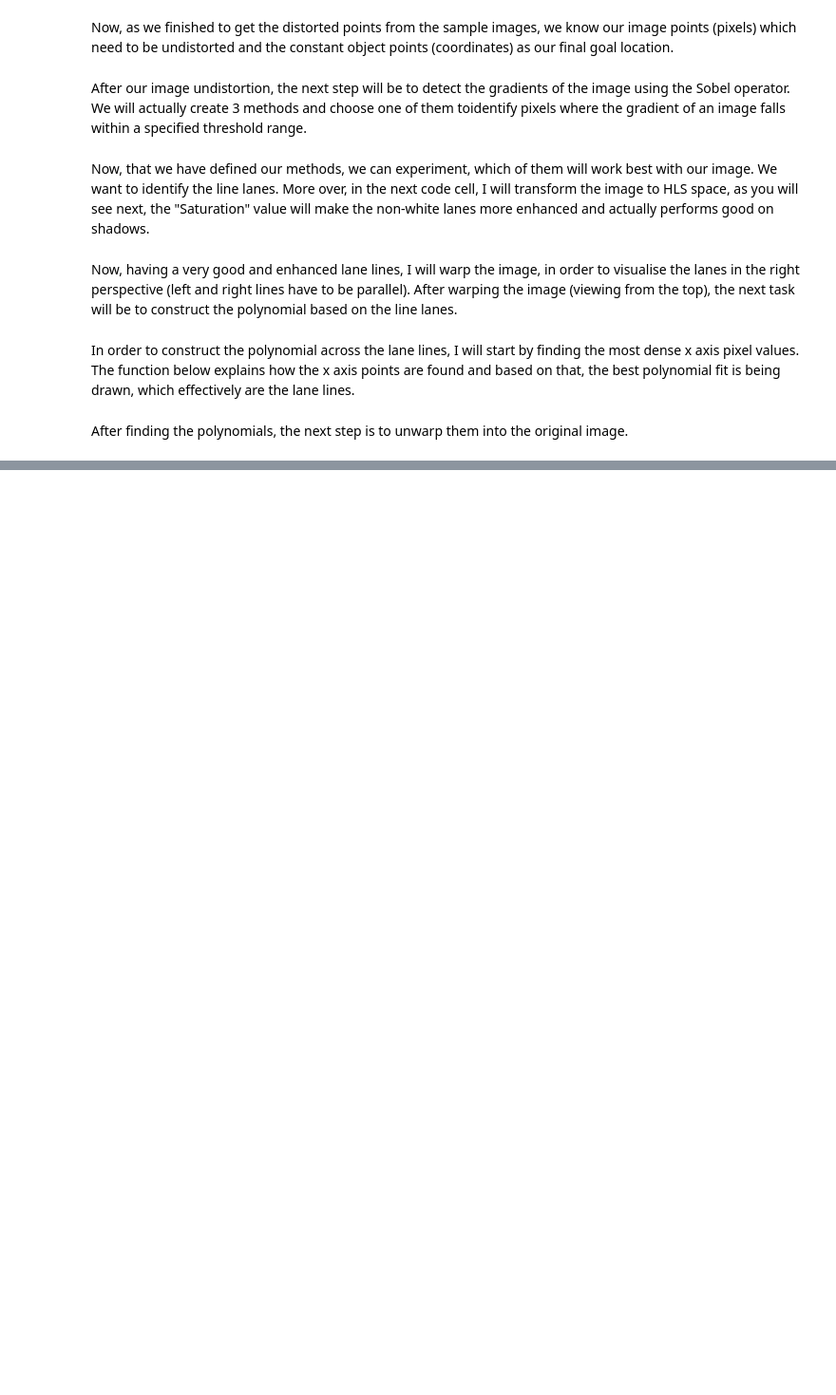
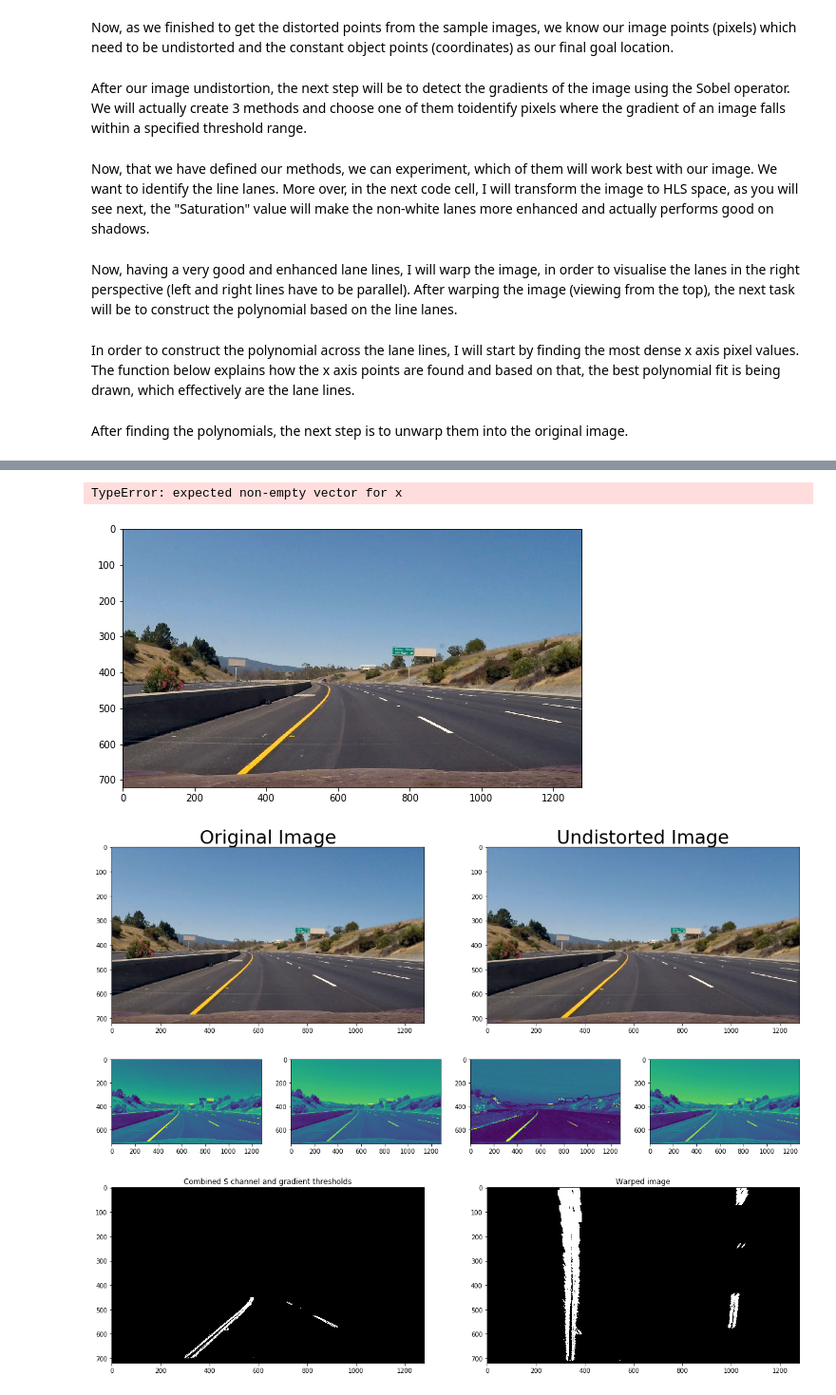
Before and after one commit to abylikhsanov/advanced-lane-lines, a Jupyter notebook: model.ipynb, the cells around one changed output, grey strips where cells are left out. Shown at 95% size. Drawn from its saved outputs; the diff is of its cells as text; code cells hidden in the pictures; blank space fills up the shorter version.

```diff
--- a/model.ipynb
+++ b/model.ipynb
@@ -10,25 +10,21 @@ import cv2
 import matplotlib.pyplot as plt
 import glob # To import all the calibration images
 # %%
-def calibrate():
+def calibrate(objpoints,imgpoints):
 
-    objp = np.zeros((6*8,3), np.float32)
-    objp[:,:2] = np.mgrid[0:8, 0:6].T.reshape(-1,2)
-
-    # Arrays to store object points and image points from all the images.
-    objpoints = [] # 3d points in real world space
-    imgpoints = [] # 2d points in image plane.
+    objp = np.zeros((6*9,3), np.float32)
+    objp[:,:2] = np.mgrid[0:9, 0:6].T.reshape(-1,2)
 
     # Make a list of calibration images
     images = glob.glob('/Users/abylikhsanov1/AI/carnd/term1/advanced-lane-lines/camera_cal/calibration*.jpg') # Please update if needed
     for fname in images:
         image = cv2.imread(fname)
         gray = cv2.cvtColor(image,cv2.COLOR_BGR2GRAY)
-        ret, corners = cv2.findChessboardCorners(gray, (8,6), None) # Finding any distorted pixel locations
+        ret, corners = cv2.findChessboardCorners(gray, (9,6), None) # Finding any distorted pixel locations
         if ret is True: # If we found any, we shall append the coordinates and the pixels itself
             objpoints.append(objp)
             imgpoints.append(corners)
-            cv2.drawChessboardCorners(image, (8,6), corners, ret)
+            cv2.drawChessboardCorners(image, (9,6), corners, ret)
     cv2.destroyAllWindows()
 # %% [markdown]
 Now, as we finished to get the distorted points from the sample images, we know our image points (pixels) which need to be undistorted and the constant object points (coordinates) as our final goal location.
@@ -36,7 +32,9 @@ Now, as we finished to get the distorted points from the sample images, we know
 def process_image(img):
     %matplotlib inline
     #img = cv2.imread('test_images/straight_lines1.jpg') # Now, let's undistort our first road image
-    img = cv2.cvtColor(img,cv2.COLOR_BGR2RGB)
+    #img = cv2.cvtColor(img,cv2.COLOR_BGR2RGB)
+    fig,(ax1) = plt.subplots(1,1,figsize=(10,5))
+    ax1.imshow(img)
     # Calibrating and removing the distortion
     img_size = (img.shape[1],img.shape[0]) # We are making img_size[0] as x axis values and [1] as y axis
     ret, mtx, dist, rvecs, tvecs = cv2.calibrateCamera(objpoints, imgpoints,img_size,None,None) # Calibration, moving imgpoints towards the coordinate
@@ -47,12 +45,13 @@ def process_image(img):
     ax1.set_title('Original Image', fontsize=30)
     ax2.imshow(dst)
     ax2.set_title('Undistorted Image', fontsize=30)
-
+    global count
+    count = count + 1
 
     combined_binary = gradient(dst)
-    warped = warp(combined_binary)
-    result,left_fitx,right_fitx = fit(warped)
-    final = unwarp(result,img,left_fitx,right_fitx)
+    warped,M = warp(combined_binary)
+    result,left_fitx,right_fitx,ploty = fit(warped)
+    final = unwarp(result,img,left_fitx,right_fitx,ploty,M)
     return final
 # %% [markdown]
 After our image undistortion, the next step will be to detect the gradients of the image using the Sobel operator. We will actually create 3 methods and choose one of them toidentify pixels where the gradient of an image falls within a specified threshold range.
@@ -320,0 +430,20 @@ Wall time: 12min 58s
+# %%
+white_output = 'output_videos/project_video.mp4'
+clip1 = VideoFileClip("project_video.mp4").subclip(0,15)
+
+    # Arrays to store object points and image points from all the images.
+objpoints = [] # 3d points in real world space
+imgpoints = [] # 2d points in image plane.
+count = 0
+left_fit = np.array([0,0,0], dtype='float')
+right_fit = np.array([0,0,0], dtype='float')
+calibrate(objpoints,imgpoints)
+white_clip = clip1.fl_image(process_image)
+%time white_clip.write_videofile(white_output, audio=False)
+print("The number is: ",count)
+# %% [output]
+TypeError: expected non-empty vector for x
+[figure, added]
+[figure, added]
+[figure, added]
+[figure, added]
```
Also changed, not shown: parts of 9 cells of this notebook.
